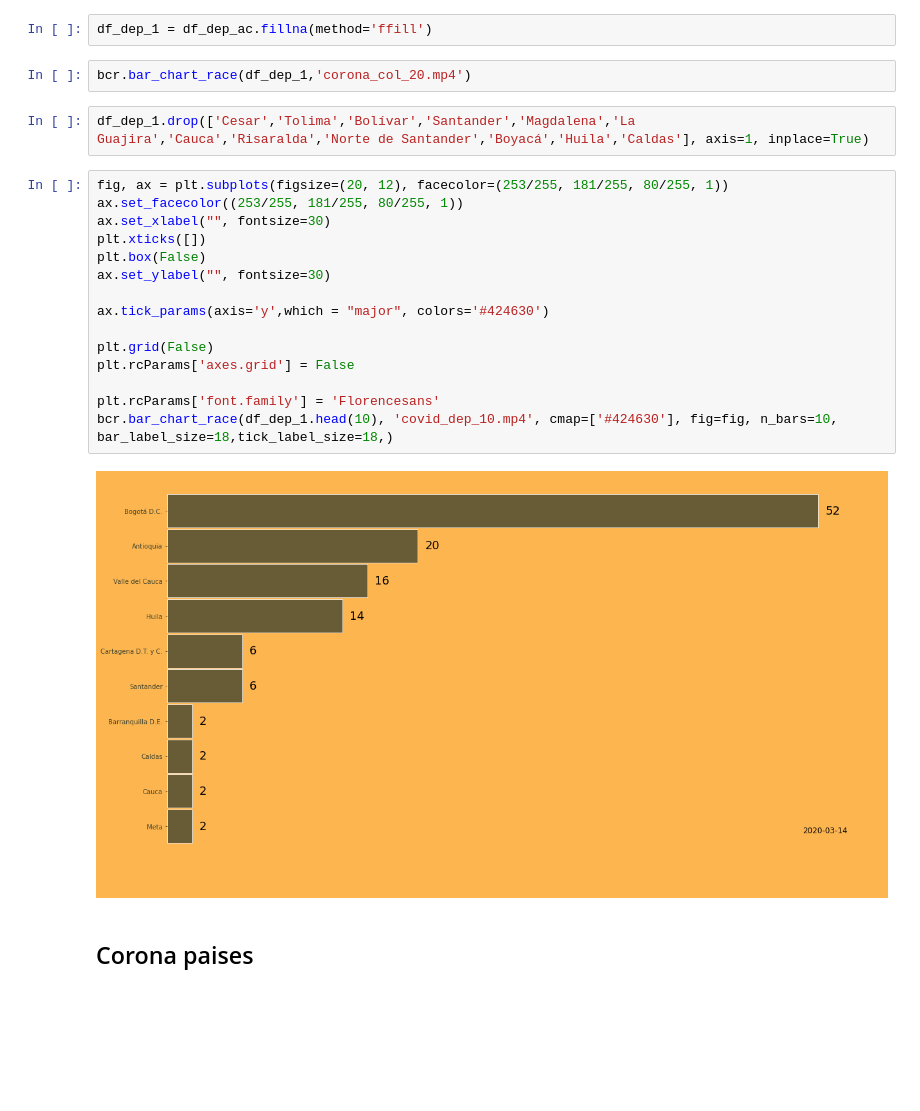
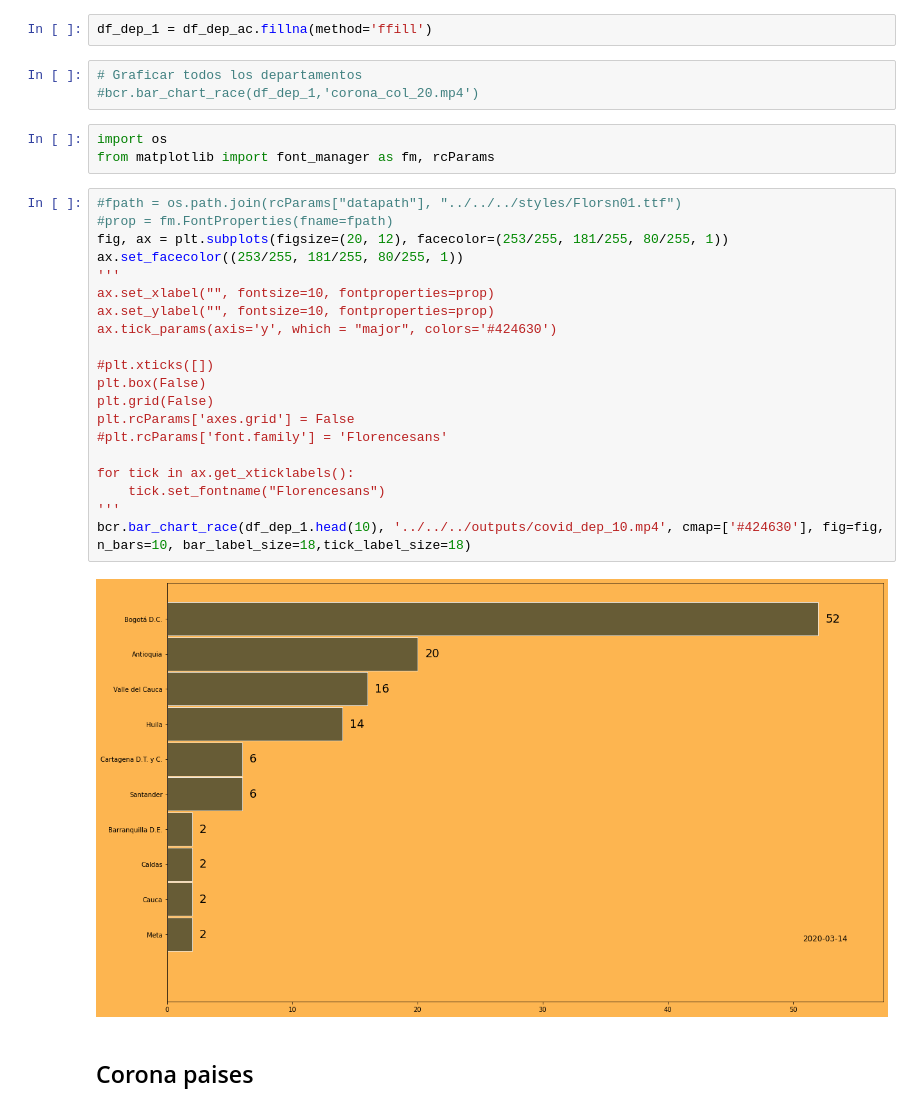
Before and after one commit to datatrooper/instatrooper, a Jupyter notebook: notebooks/2020/t3/carrera coronavirus.ipynb, the cells around one changed output. Cells and saved outputs as stored; diff of their text form; blank space fills up the shorter version.

Commit message:
covid carreras

```diff
--- a/notebooks/2020/t3/carrera coronavirus.ipynb
+++ b/notebooks/2020/t3/carrera coronavirus.ipynb
@@ -87,26 +87,33 @@ df_dep_ac = df_dep.fillna(0).cumsum()
 # %%
 df_dep_1 = df_dep_ac.fillna(method='ffill')
 # %%
-bcr.bar_chart_race(df_dep_1,'corona_col_20.mp4')
+# Graficar todos los departamentos
+#bcr.bar_chart_race(df_dep_1,'corona_col_20.mp4')
-# %%
-df_dep_1.drop(['Cesar','Tolima','Bolívar','Santander','Magdalena','La Guajira','Cauca','Risaralda','Norte de Santander','Boyacá','Huila','Caldas'], axis=1, inplace=True)
+# %%
+import os
+from matplotlib import font_manager as fm, rcParams
 # %%
+#fpath = os.path.join(rcParams["datapath"], "../../../styles/Florsn01.ttf")
+#prop = fm.FontProperties(fname=fpath)
 fig, ax = plt.subplots(figsize=(20, 12), facecolor=(253/255, 181/255, 80/255, 1))
 ax.set_facecolor((253/255, 181/255, 80/255, 1))
-ax.set_xlabel("", fontsize=30)
-plt.xticks([])
+'''
+ax.set_xlabel("", fontsize=10, fontproperties=prop)
+ax.set_ylabel("", fontsize=10, fontproperties=prop)
+ax.tick_params(axis='y', which = "major", colors='#424630')
+
+#plt.xticks([])
 plt.box(False)
-ax.set_ylabel("", fontsize=30)
-
-ax.tick_params(axis='y',which = "major", colors='#424630')
-
 plt.grid(False)
 plt.rcParams['axes.grid'] = False
+#plt.rcParams['font.family'] = 'Florencesans'
 
-plt.rcParams['font.family'] = 'Florencesans'
-bcr.bar_chart_race(df_dep_1.head(10), 'covid_dep_10.mp4', cmap=['#424630'], fig=fig, n_bars=10, bar_label_size=18,tick_label_size=18,)
+for tick in ax.get_xticklabels():
+    tick.set_fontname("Florencesans")
+'''
+bcr.bar_chart_race(df_dep_1.head(10), '../../../outputs/covid_dep_10.mp4', cmap=['#424630'], fig=fig, n_bars=10, bar_label_size=18,tick_label_size=18)
 # %% [output]
-[figure, old version]
+[figure, new version]
 # %% [markdown]
 ## Corona paises
 # %%
```
Also changed, not shown: parts of 2 cells of this notebook, 9 other files.
